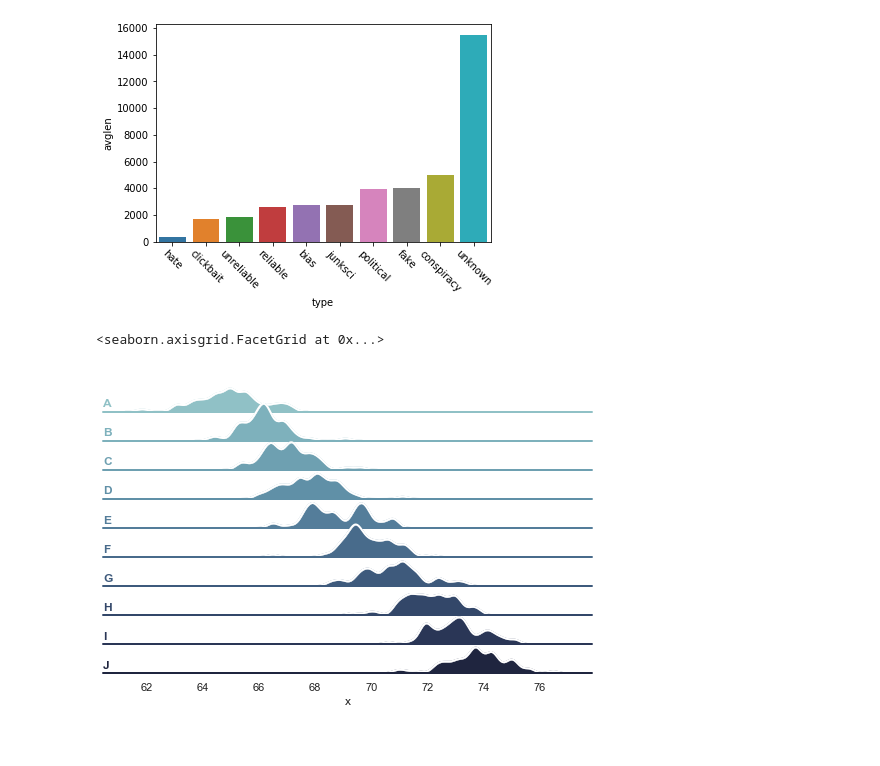
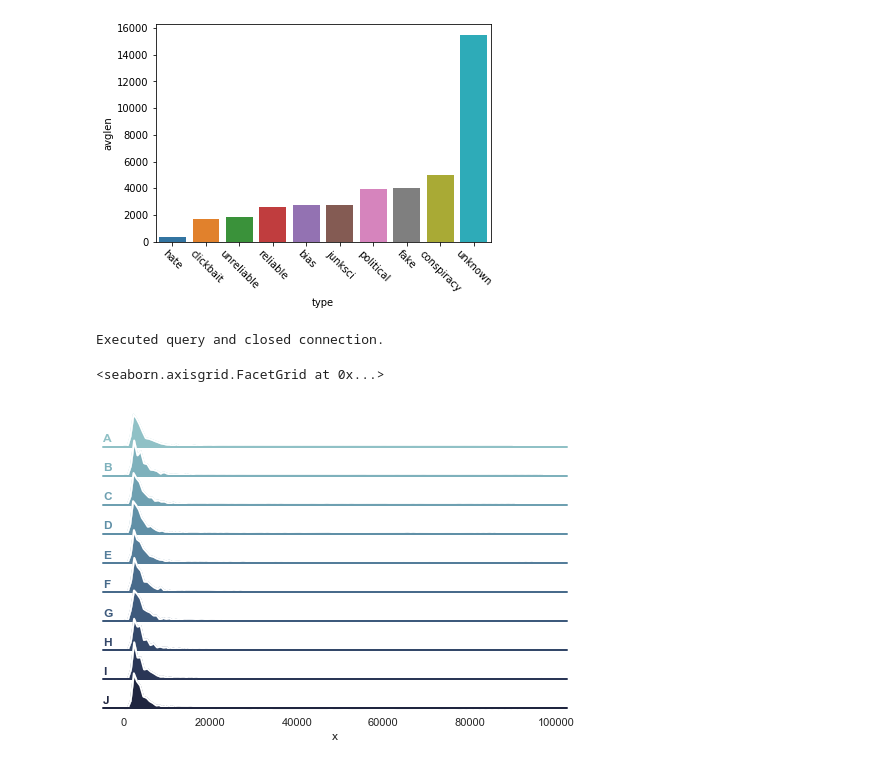
Before and after one commit to SystemOut1324/Datascience_Final_Project, a Jupyter notebook: Appendix/Manual/Setup_exploration_jonathan.ipynb, the cells around one changed output. Drawn from its saved outputs; the diff is of its cells as text; code cells hidden in the pictures.

Commit message:
Add com and org check and content length and varians

```diff
--- a/Appendix/Manual/Setup_exploration_jonathan.ipynb
+++ b/Appendix/Manual/Setup_exploration_jonathan.ipynb
@@ -29,7 +29,7 @@ def execQuery(query):
                                       password = "root",
                                       host = "localhost",
                                       port = "5432",
-                                      database = "exploration")
+                                      database = "exploration_small")
         cursor = connection.cursor()
         cursor.execute(query)
         record = cursor.fetchall()
@@ -123,43 +123,49 @@ plt.xticks(rotation = -45)
 # %% [output]
 (array([0, 1, 2, 3, 4, 5, 6, 7, 8, 9]), <a list of 10 Text xticklabel objects>)
 [figure]
+# %%
+contentLength = execQuery("""
+SELECT array_agg(LENGTH(content)), type_id FROM fakenews.article
+GROUP BY type_id
+""")
+# %% [output]
+Executed query and closed connection.
 # %%
 sns.set(style="white", rc={"axes.facecolor": (0, 0, 0, 0)})
 
 # Create the data
-rs = np.random.RandomState(999)
-x = rs.randn(500)
-g = np.tile(list("ABCDEFGHIJ"), 50)
+x = contentLength[0][0] + contentLength[1][0] + contentLength[2][0] + contentLength[3][0] + contentLength[4][0] + contentLength[5][0] + contentLength[6][0] + contentLength[7][0] + contentLength[8][0] + contentLength[9][0]
+g = np.tile(list("ABCDEFGHIJ"), 2500)
 df = pd.DataFrame(dict(x=x, g=g))
 m = df.g.map(ord)
 df["x"] += m
 
 # Initialize the FacetGrid object
 pal = sns.cubehelix_palette(10, rot=-.25, light=.7)
 g = sns.FacetGrid(df, row="g", hue="g", aspect=15, height=.5, palette=pal)
 
 # Draw the densities in a few steps
 g.map(sns.kdeplot, "x", clip_on=False, shade=True, alpha=1, lw=1.5, bw=.2)
 g.map(sns.kdeplot, "x", clip_on=False, color="w", lw=2, bw=.2)
 g.map(plt.axhline, y=0, lw=2, clip_on=False)
 
 
 # Define and use a simple function to label the plot in axes coordinates
 def label(x, color, label):
     ax = plt.gca()
     ax.text(0, .2, label, fontweight="bold", color=color,
             ha="left", va="center", transform=ax.transAxes)
 
 
 g.map(label, "x")
 
 # Set the subplots to overlap
 g.fig.subplots_adjust(hspace=-.25)
 
 # Remove axes details that don't play well with overlap
 g.set_titles("")
 g.set(yticks=[])
 g.despine(bottom=True, left=True)
 # %% [output]
 <seaborn.axisgrid.FacetGrid at 0x...>
-[figure, old version]
+[figure, new version]
```
Also changed, not shown: parts of 7 cells of this notebook.
